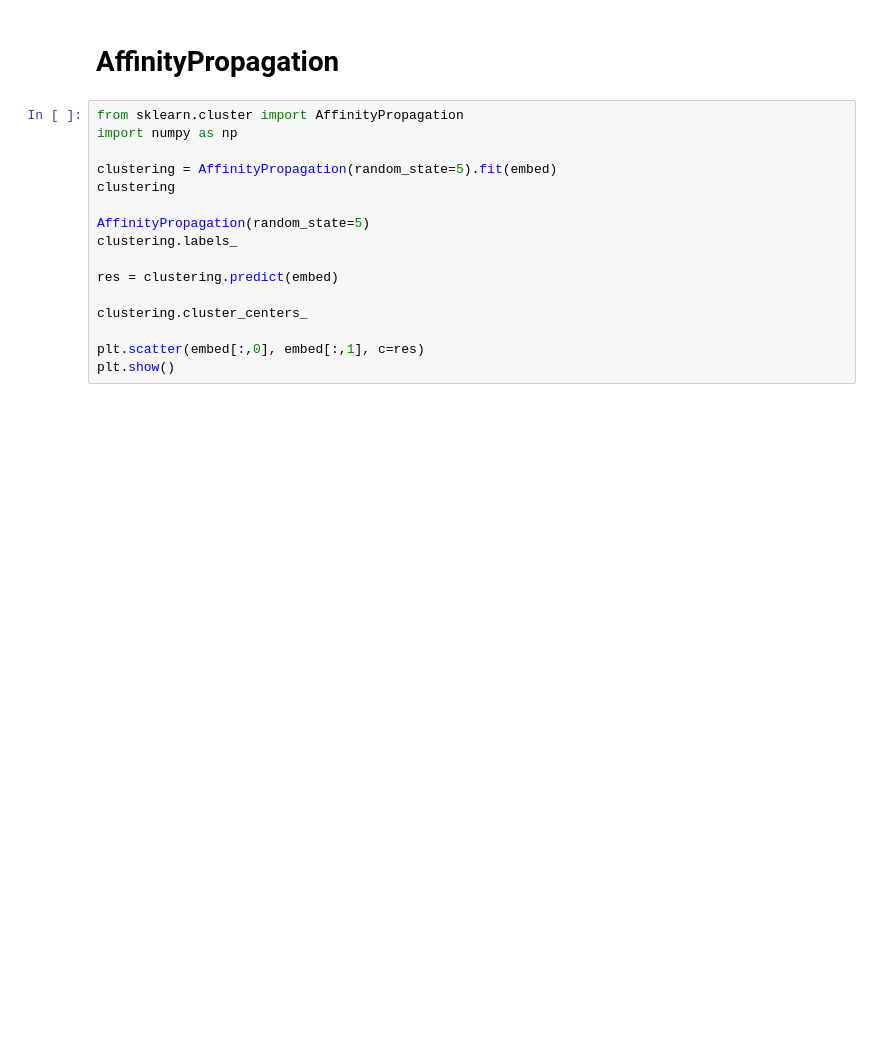
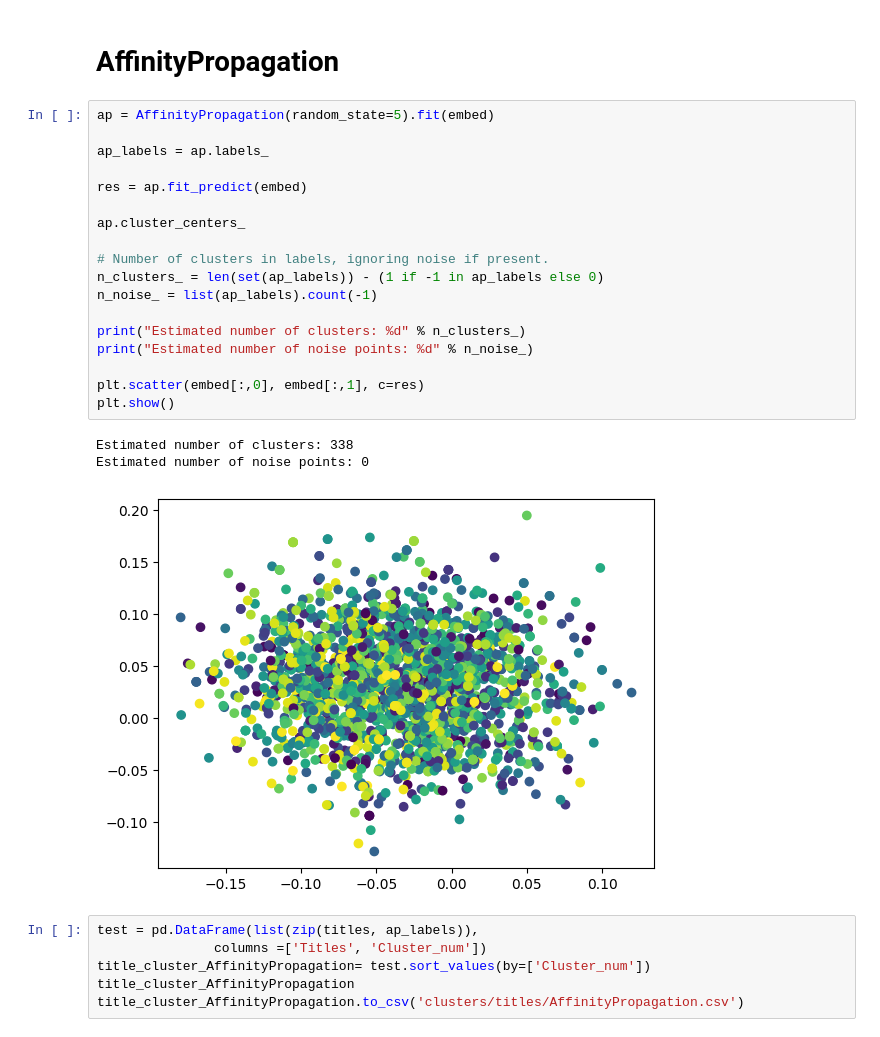
Before and after one commit to NinaWilschut/Master_Thesis, a Jupyter notebook: title_embed.ipynb, the cells around one changed output. Cells and saved outputs as stored; diff of their text form; blank space fills up the shorter version.

```diff
--- a/title_embed.ipynb
+++ b/title_embed.ipynb
@@ -120,18 +150,30 @@ plt.show()
 # %% [markdown]
 # AffinityPropagation
-# %%
-from sklearn.cluster import AffinityPropagation
-import numpy as np
-
-clustering = AffinityPropagation(random_state=5).fit(embed)
-clustering
-
-AffinityPropagation(random_state=5)
-clustering.labels_
-
-res = clustering.predict(embed)
-
-clustering.cluster_centers_
-
-plt.scatter(embed[:,0], embed[:,1], c=res)
-plt.show()
+# %%
+ap = AffinityPropagation(random_state=5).fit(embed)
+
+ap_labels = ap.labels_
+
+res = ap.fit_predict(embed)
+
+ap.cluster_centers_
+
+# Number of clusters in labels, ignoring noise if present.
+n_clusters_ = len(set(ap_labels)) - (1 if -1 in ap_labels else 0)
+n_noise_ = list(ap_labels).count(-1)
+
+print("Estimated number of clusters: %d" % n_clusters_)
+print("Estimated number of noise points: %d" % n_noise_)
+
+plt.scatter(embed[:,0], embed[:,1], c=res)
+plt.show()
+# %% [output]
+Estimated number of clusters: 338
+Estimated number of noise points: 0
+[figure, added]
+# %%
+test = pd.DataFrame(list(zip(titles, ap_labels)),
+               columns =['Titles', 'Cluster_num'])
+title_cluster_AffinityPropagation= test.sort_values(by=['Cluster_num'])
+title_cluster_AffinityPropagation
+title_cluster_AffinityPropagation.to_csv('clusters/titles/AffinityPropagation.csv')
```
Also changed, not shown: parts of 18 cells of this notebook, 7 other files.
